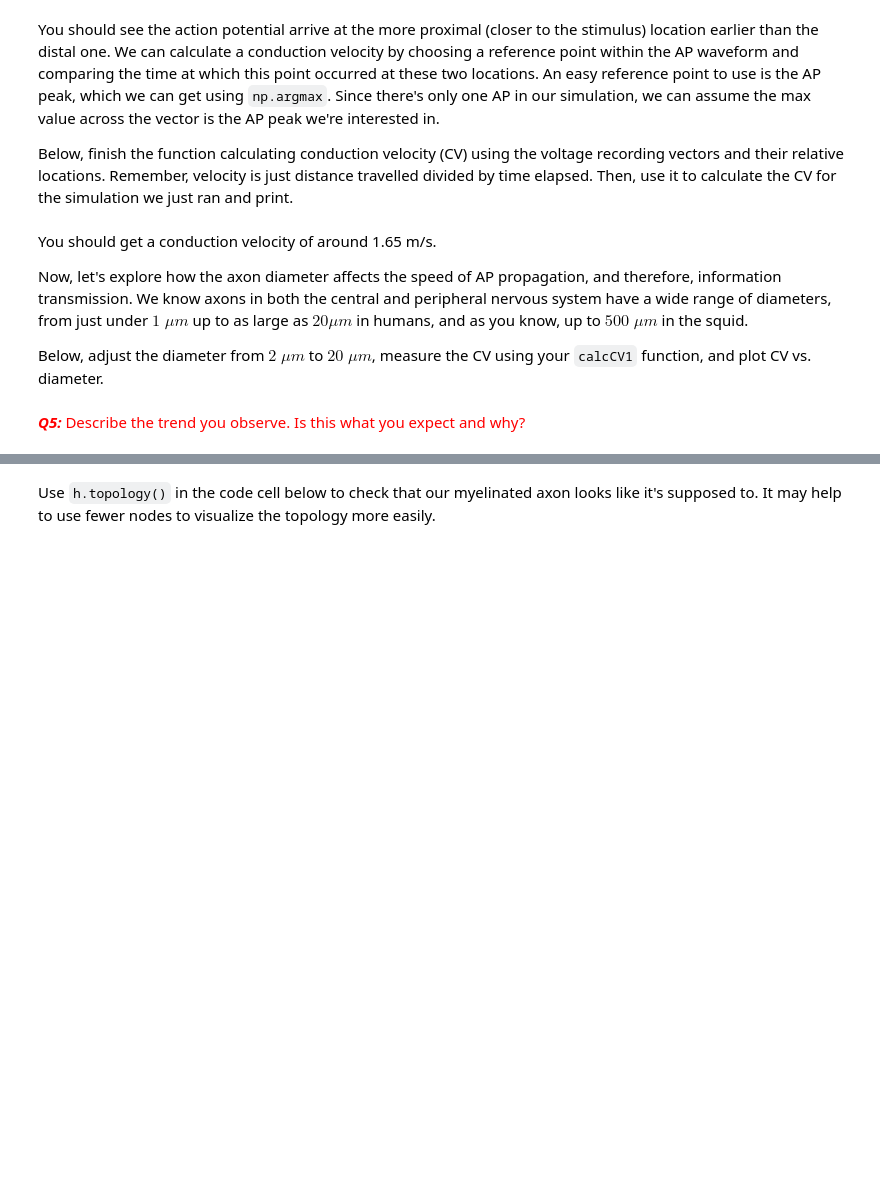
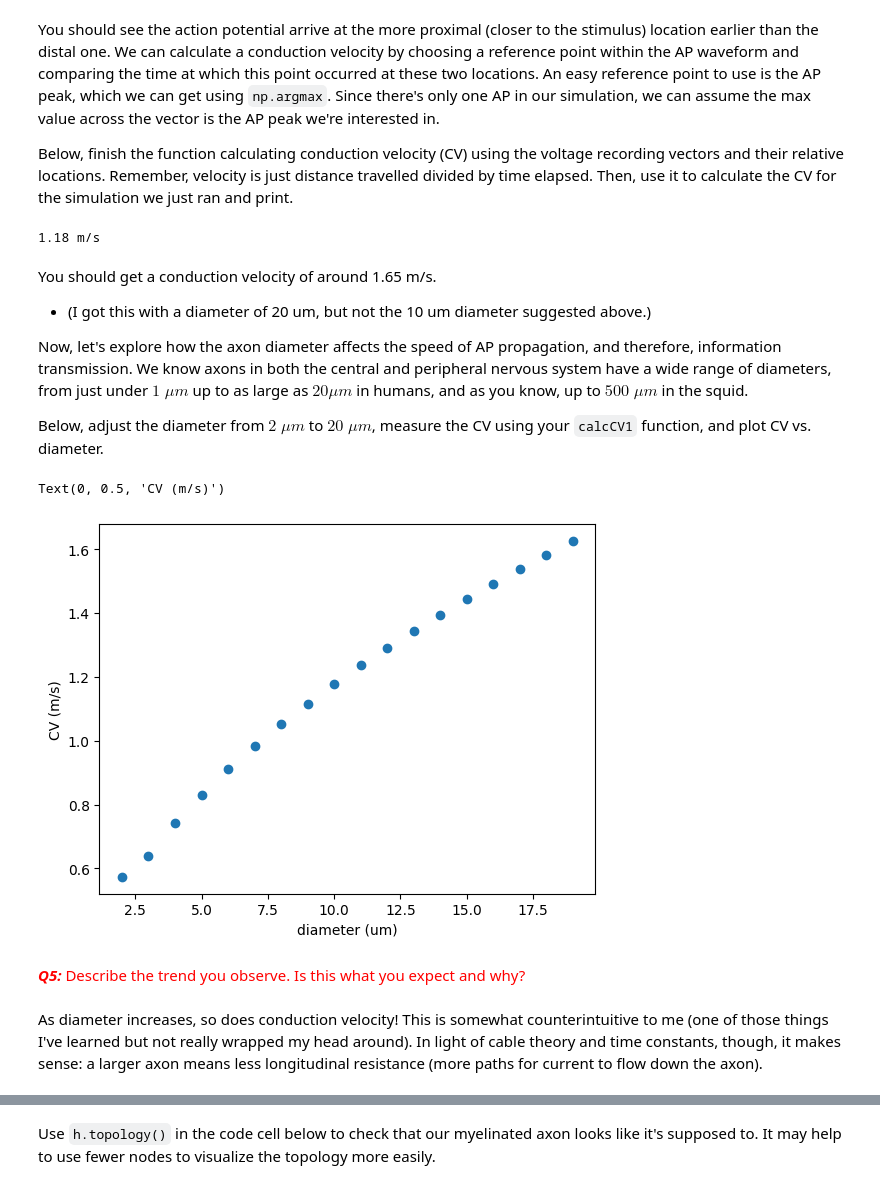
Before and after one commit to lw-miles24/8-CompModNervSys-CableAxon, a Jupyter notebook: CompModNervSys_exercise8.ipynb, the cells around one changed output, grey strips where cells are left out. Saved outputs shown, nothing was run; the diff lists cells and outputs as text; code cells hidden in the pictures; blank space fills up the shorter version.

```diff
--- a/CompModNervSys_exercise8.ipynb
+++ b/CompModNervSys_exercise8.ipynb
@@ -208,7 +208,7 @@ This is fairly close to the empirical estimate of $\lambda$ at 15 ms, which is $
 Now that we've seen how voltage evolves over time and decays in space, let's gain a deeper understanding of how the neuron's parameters determine the spatiotemporal voltage profile for a current input. We'll focus on the axon's diameter (`diam`), membrane resistance (`1/g_pas`), and axial resistivity (`Ra`) and see how varying these parameters by a factor of 0.2 or 5 affects the steady state voltage distribution. Finish the code block below, taking some time to understand what each section is doing, and answer the questions below.
 # %%
 # finish code below
-t_ss = 20 # ms - steady state time to extract
+t_ss = 15 # ms - steady state time to extract
 scaling_factors = [0.2,1,5] # list of scaling factors
 # Effect of diameter
 diam0 = 5 # um - initial diameter (um)
@@ -287,22 +348,30 @@ For simulation settings, set the initial voltage to $-65 \; mV$, time step to $0
 # %%
 uaxon = h.Section(name='uaxon')
 # Model geometry
-# Your code goes here
+uaxon.diam = 10 # um
+uaxon.L = 5e3 # um
+uaxon.nseg = 135
 
 # Model biophysics
-# Your code goes here
+uaxon.insert('hh') # add hh mechanism
+uaxon.cm = 1 # uF/cm^2
+uaxon.Ra = 200 # Ohm cm
 
 # Stimulation
-# Your code goes here
+uiclamp = h.IClamp(uaxon(0))
+uiclamp.dur = 0.1 # ms
+uiclamp.delay = 2 # ms
+uiclamp.amp = 35 # nA
 
 # Recording
 Vprox = h.Vector().record(uaxon(0.1)._ref_v) # proximal
 Vdist = h.Vector().record(uaxon(0.9)._ref_v) # distal
+t_vec = h.Vector().record(h._ref_t) # time vector
 # Simulation settings
-h.v_init = # your code goes here
-h.tstop =
-h.celsius =
+h.v_init = -65 # mV
+h.tstop = 10 # ms
+h.celsius = 20 # degC
 h.steps_per_ms = 1/.01
-h.dt = 0.01
+h.dt = 0.01 # ms
 # %% [markdown]
 Below, run a simulation and plot the voltage vs. time at your two locations overlaid on the same axis.
@@ -317,15 +394,20 @@ Below, finish the function calculating conduction velocity (CV) using the voltag
 # %%
 def calcCV1(V1,V2,x1,x2,L,t_vec):
     AP_peak1_ind = np.argmax(V1)
-    AP_peak2_ind = # your code goes here
+    AP_peak2_ind = np.argmax(V2)
     deltax = L*abs(x2 - x1)*1e-3 # distance (converted to mm)
     deltat = abs(t_vec[AP_peak1_ind] - t_vec[AP_peak2_ind]) # difference in timing in ms
-    CV = # your code goes here
+    CV = deltax/deltat # m/s
     return CV
 
 # your code goes here
+print('{:.2f} m/s'.format(calcCV1(Vprox,Vdist,0.1,0.9,uaxon.L,t_vec)))
+# %% [output]
+1.18 m/s
 # %% [markdown]
 You should get a conduction velocity of around 1.65 m/s.
+
+*   (I got this with a diameter of 20 um, but not the 10 um diameter suggested above.)
 
 Now, let's explore how the axon diameter affects the speed of AP propagation, and therefore, information transmission. We know axons in both the central and peripheral nervous system have a wide range of diameters, from just under $1\; \mu m$ up to as large as $20 \mu m$ in humans, and as you know, up to $500 \; \mu m$ in the squid.
 
@@ -333,20 +415,26 @@ Below, adjust the diameter from $2 \; \mu m$ to $20 \; \mu m$, measure the CV us
 # %%
 diams = np.arange(2,20,1)
 CVs = []
 h.celsius = 20
 for d in diams:
     uaxon.diam = d
-    # your code goes here
+    h.run()
+    CVs.append(calcCV1(Vprox,Vdist,0.1,0.9,uaxon.L,t_vec))
 
 uaxon.diam = 10 # reset to original
 fig = plt.figure()
 ax = fig.add_subplot(111)
 ax.plot(diams,CVs,'o')
 ax.set_xlabel('diameter (um)')
 ax.set_ylabel('CV (m/s)')
+# %% [output]
+Text(0, 0.5, 'CV (m/s)')
+[figure, added]
 # %% [markdown]
 <font color='red'>***Q5:*** Describe the trend you observe. Is this what you expect and why?
 </font>
+# %% [markdown]
+As diameter increases, so does conduction velocity! This is somewhat counterintuitive to me (one of those things I've learned but not really wrapped my head around). In light of cable theory and time constants, though, it makes sense: a larger axon means less longitudinal resistance (more paths for current to flow down the axon).
 # %% [markdown]
 I referred to the axon we're modeling as unmyelinated, so let's take a second to review what I mean by that. A large number of axons in both the central and peripheral nervous systems have repeating sections of their membrane wrapped with an insulating layer of lipid membrane called *myelin*. Myelin is formed by a *glia cells*, which are a separate class of cells in the nervous system that play a variety of roles, including myelinating axons both during development and in maturity.
 
```
Also changed, not shown: parts of 13 cells of this notebook.
